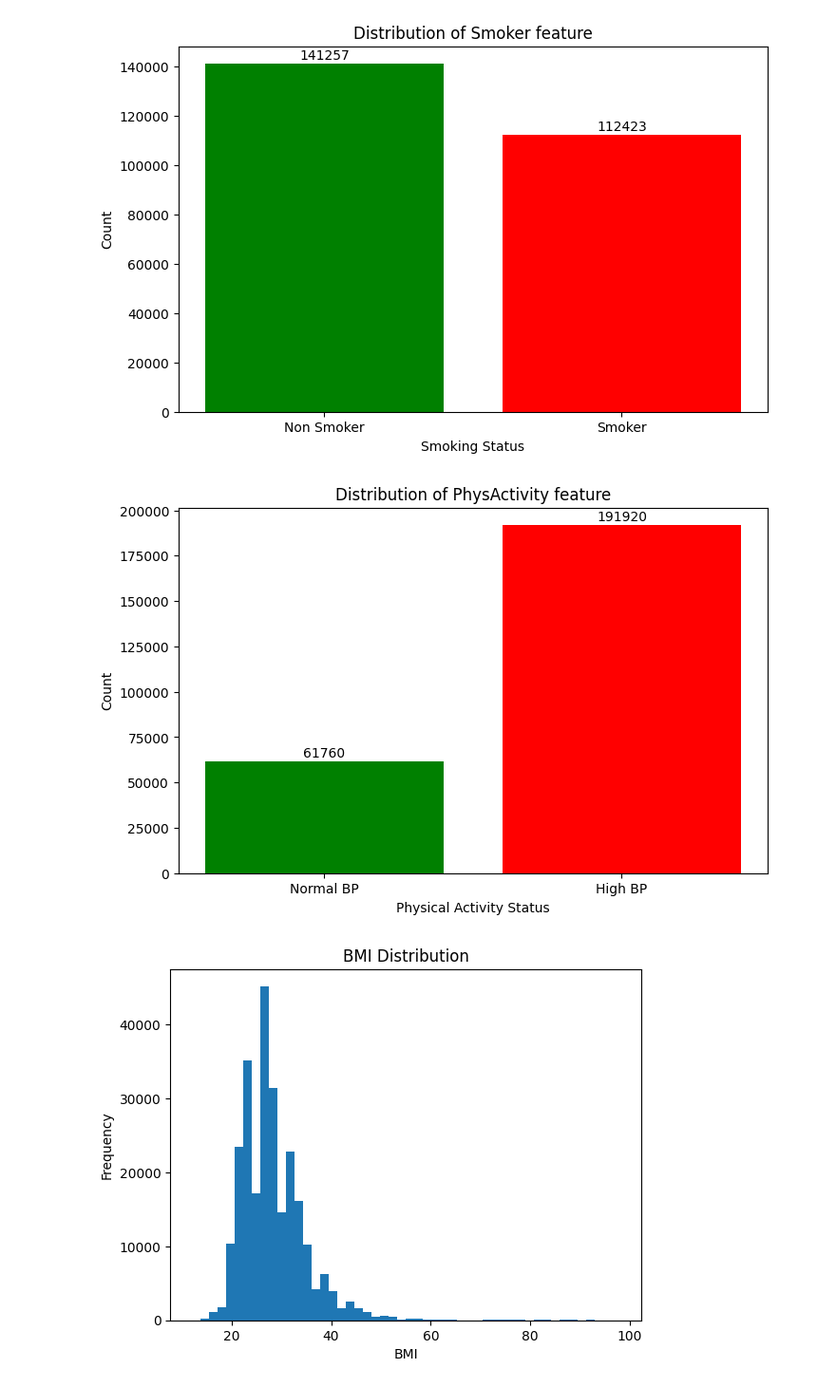
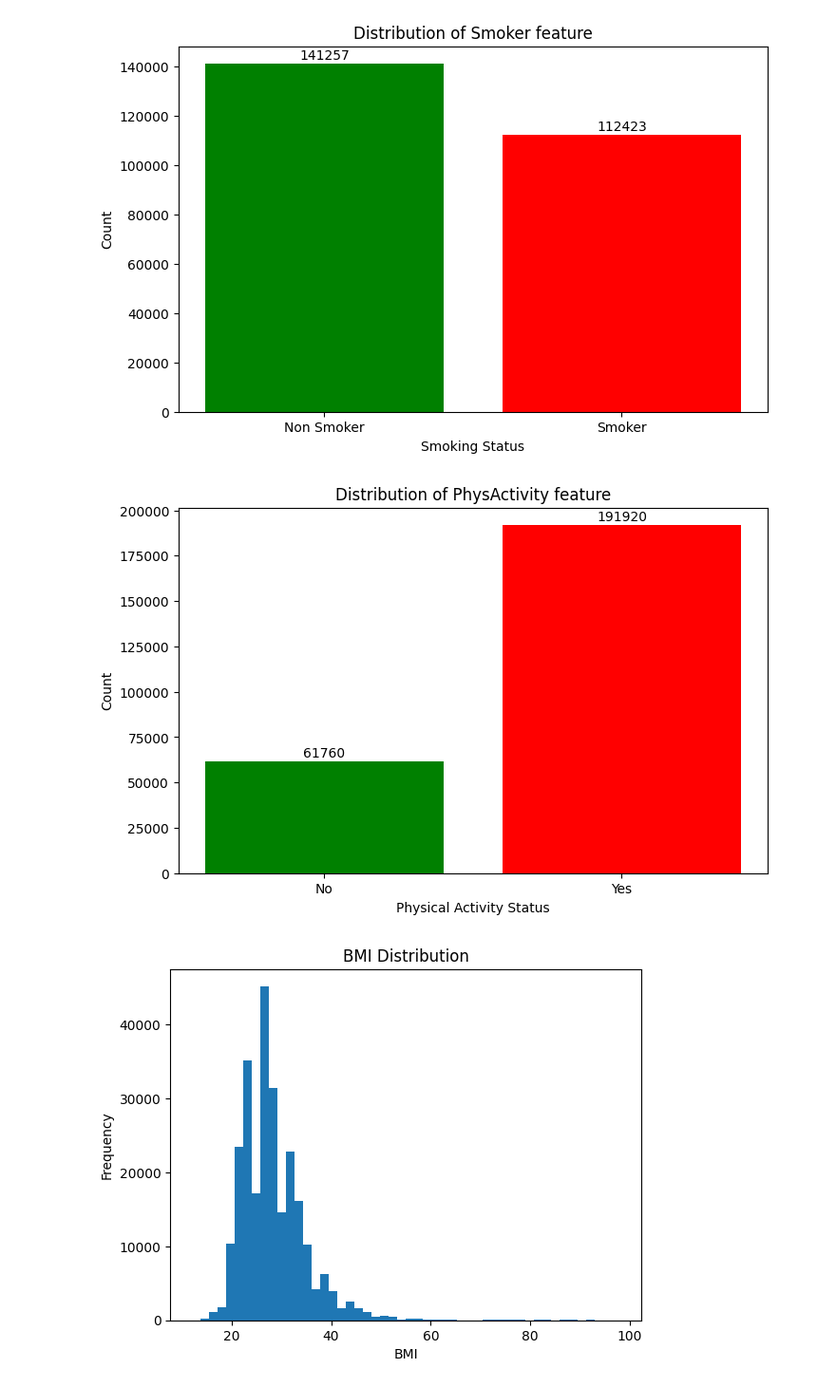
Before and after one commit to Benn800/Diabetes_Classifier, a Jupyter notebook: notebooks/01_data_understanding.ipynb, the cells around one changed output. Shown at 95% size. Saved outputs shown, nothing was run; the diff lists cells and outputs as text; code cells hidden in the pictures.

```diff
--- a/notebooks/01_data_understanding.ipynb
+++ b/notebooks/01_data_understanding.ipynb
@@ -276,9 +276,9 @@ plot_feature('Smoker', 'Smoking Status', ['Non Smoker', 'Smoker'])
 # %% [output]
 [figure]
 # %%
-plot_feature('PhysActivity', 'Physical Activity Status', ['Normal BP', 'High BP'])
+plot_feature('PhysActivity', 'Physical Activity Status', ['No', 'Yes'])
 # %% [output]
-[figure, old version]
+[figure, new version]
 # %%
 df_sample = df.sample(n=20000, random_state=42)
 # %%
```
Also changed, not shown: parts of 4 cells of this notebook, 3 other files.
